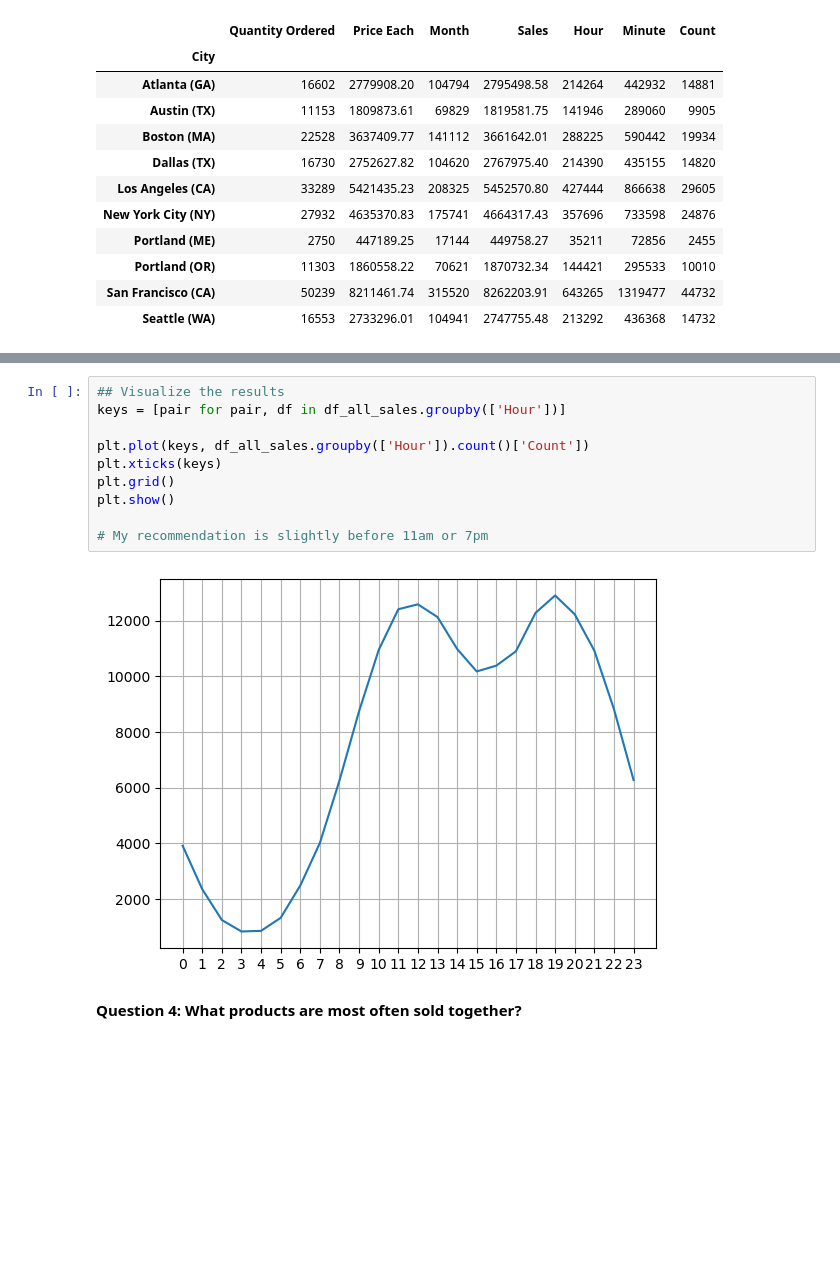
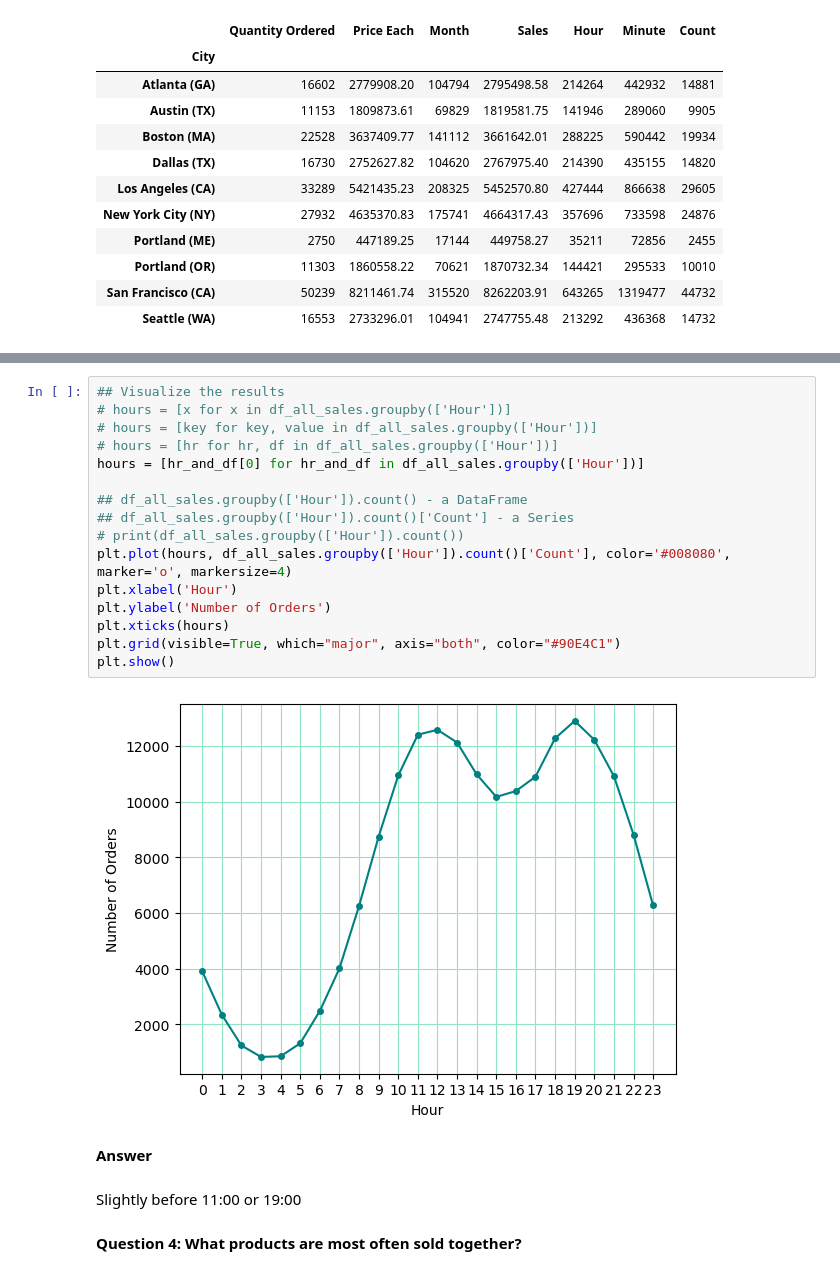
Before and after one commit to dark-teal-coder/ttr-py-data-analysis-pandas-gadget-sales, a Jupyter notebook: analyze-tech-gadgets-2019.ipynb, the cells around one changed output, grey strips where cells are left out. Drawn from its saved outputs; the diff is of its cells as text; blank space fills up the shorter version.

Commit message:
Modify code in Data Exploration Q3

```diff
--- a/analyze-tech-gadgets-2019.ipynb
+++ b/analyze-tech-gadgets-2019.ipynb
@@ -302,18 +311,28 @@ print(df_all_sales.head())
 3  Los Angeles  (CA)  600.00    14      38      1
 4  Los Angeles  (CA)   11.99    14      38      1
 5  Los Angeles  (CA)   11.99     9      27      1
-# %%
-## Visualize the results
-keys = [pair for pair, df in df_all_sales.groupby(['Hour'])]
-
-plt.plot(keys, df_all_sales.groupby(['Hour']).count()['Count'])
-plt.xticks(keys)
-plt.grid()
-plt.show()
-
-# My recommendation is slightly before 11am or 7pm
-# %% [output]
-[figure, removed]
+# %%
+## Visualize the results
+# hours = [x for x in df_all_sales.groupby(['Hour'])]
+# hours = [key for key, value in df_all_sales.groupby(['Hour'])]
+# hours = [hr for hr, df in df_all_sales.groupby(['Hour'])]
+hours = [hr_and_df[0] for hr_and_df in df_all_sales.groupby(['Hour'])]
+
+## df_all_sales.groupby(['Hour']).count() - a DataFrame
+## df_all_sales.groupby(['Hour']).count()['Count'] - a Series
+# print(df_all_sales.groupby(['Hour']).count())
+plt.plot(hours, df_all_sales.groupby(['Hour']).count()['Count'], color='#008080', marker='o', markersize=4)
+plt.xlabel('Hour')
+plt.ylabel('Number of Orders')
+plt.xticks(hours)
+plt.grid(visible=True, which="major", axis="both", color="#90E4C1")
+plt.show()
+# %% [output]
+[figure, added]
+# %% [markdown]
+**Answer**
+# %% [markdown]
+Slightly before 11:00 or 19:00
 # %% [markdown]
 **Question 4: What products are most often sold together?**
 # %%
```
Also changed, not shown: parts of 7 cells of this notebook.
